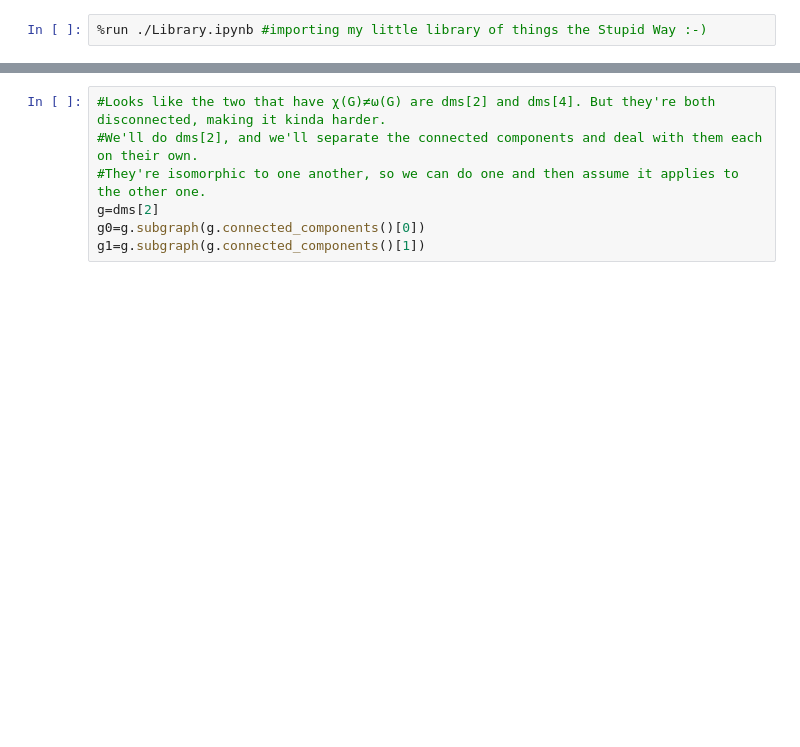
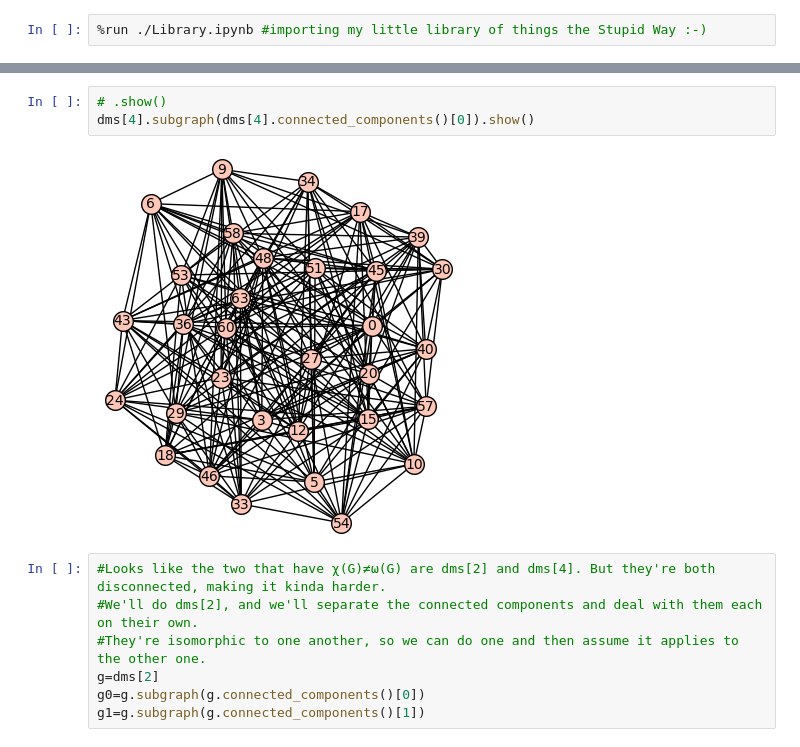
Before and after one commit to TessCollins/Graph_Research, a Jupyter notebook: Graphy_Research_Mains.ipynb, the cells around one changed output, grey strips where cells are left out. Cells and saved outputs as stored; diff of their text form; blank space fills up the shorter version.

```diff
--- a/Graphy_Research_Mains.ipynb
+++ b/Graphy_Research_Mains.ipynb
@@ -26,3 +147,8 @@ goods
+# %%
+# .show()
+dms[4].subgraph(dms[4].connected_components()[0]).show()
+# %% [output]
+[figure, added]
 # %%
 #Looks like the two that have χ(G)≠ω(G) are dms[2] and dms[4]. But they're both disconnected, making it kinda harder.
 #We'll do dms[2], and we'll separate the connected components and deal with them each on their own.
```
Also changed, not shown: parts of 12 cells of this notebook, 2 other files.
